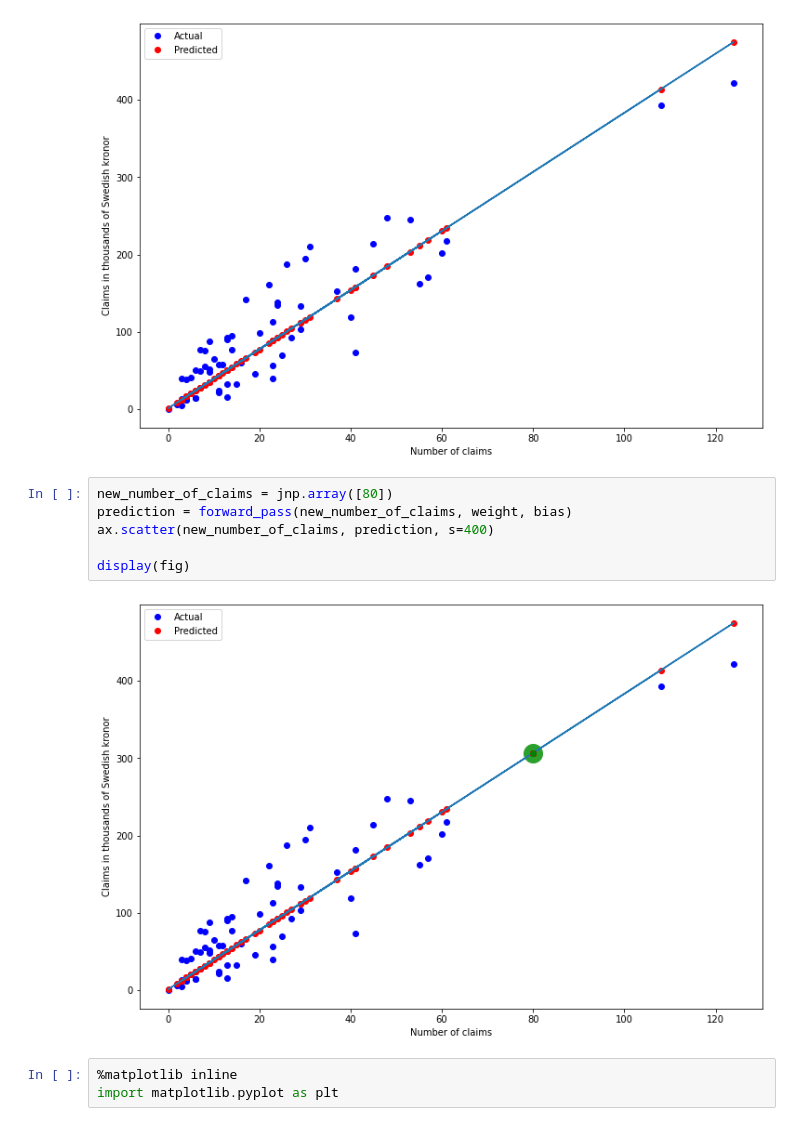
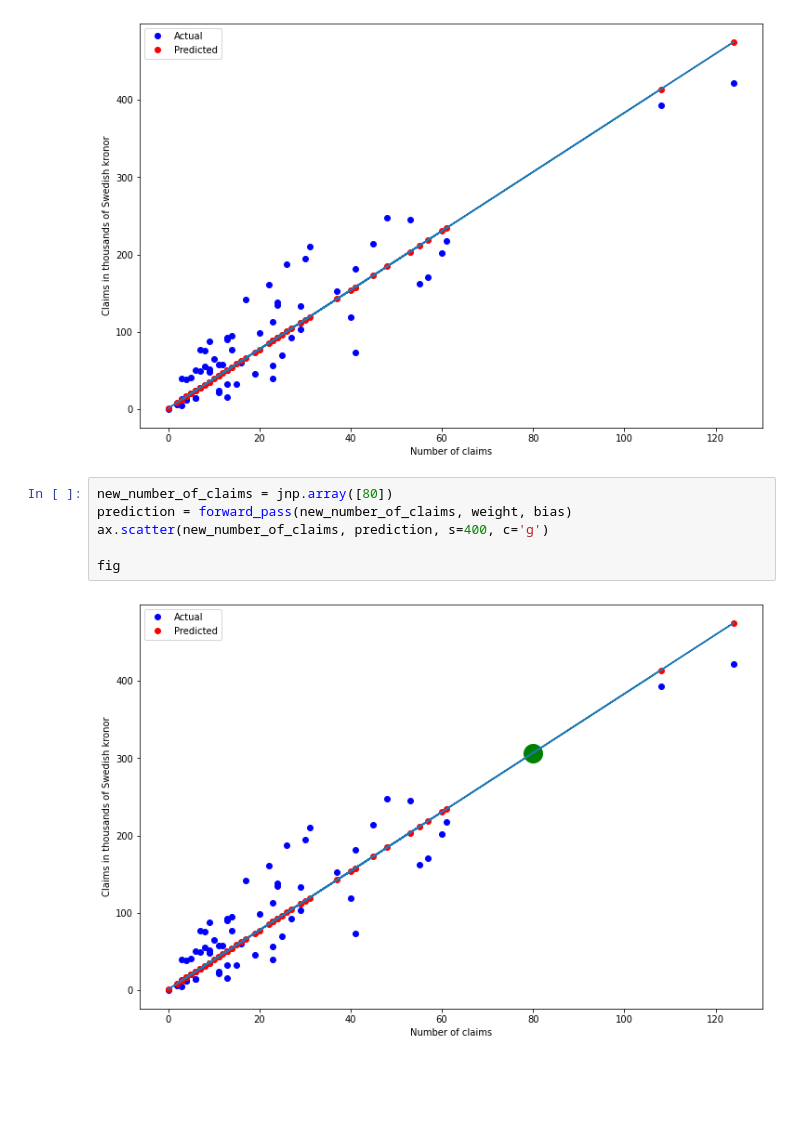
Before and after one commit to Sruinard/machine_learning_novice, a Jupyter notebook: introduction_to_deep_learning_with_jax/grokking_jax.ipynb, the cells around one changed output. Cells and saved outputs as stored; diff of their text form; blank space fills up the shorter version.

```diff
--- a/introduction_to_deep_learning_with_jax/grokking_jax.ipynb
+++ b/introduction_to_deep_learning_with_jax/grokking_jax.ipynb
@@ -179,11 +180,8 @@ fig, ax = PlottingUtils.plot_results(
 # %%
 new_number_of_claims = jnp.array([80])
 prediction = forward_pass(new_number_of_claims, weight, bias)
-ax.scatter(new_number_of_claims, prediction, s=400)
+ax.scatter(new_number_of_claims, prediction, s=400, c='g')
 
-display(fig)
+fig
 # %% [output]
-[figure, old version]
+[figure, new version]
-# %%
-%matplotlib inline
-import matplotlib.pyplot as plt
```
Also changed, not shown: parts of 10 cells of this notebook, 1 other file.
